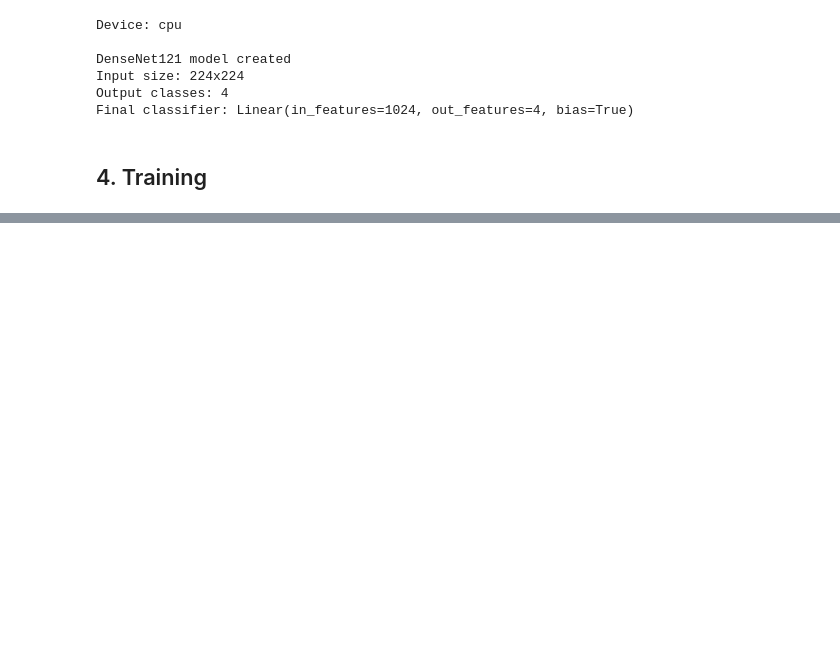
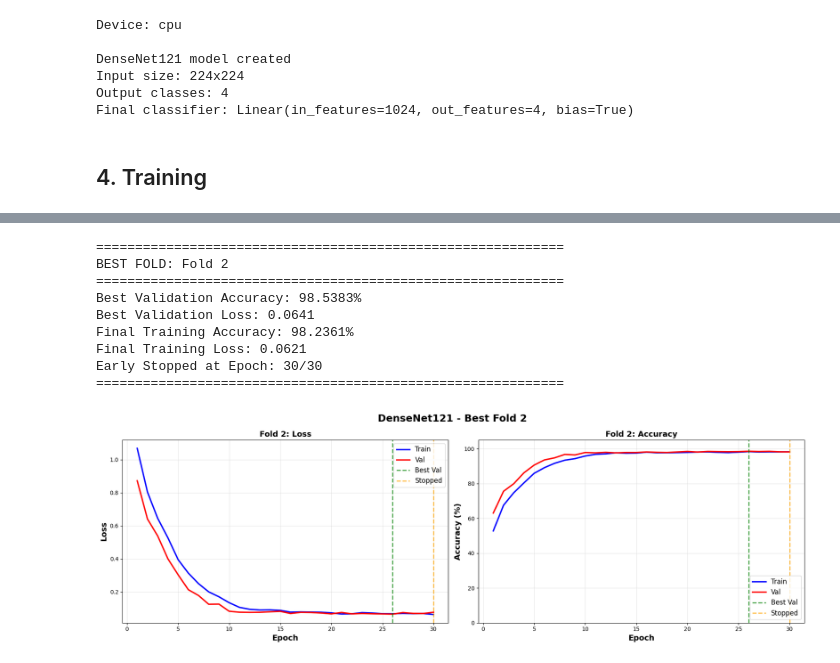
Before and after one commit to csstudentkaum/KHOTAA, a Jupyter notebook: models/classification/densenet.ipynb, the cells around one changed output, grey strips where cells are left out. Drawn from its saved outputs; the diff is of its cells as text; code cells hidden in the pictures; blank space fills up the shorter version.

Commit message:
feat: DenseNet121 5-fold CV training with comprehensive evaluation metrics and visualization

```diff
--- a/models/classification/densenet.ipynb
+++ b/models/classification/densenet.ipynb
@@ -421,0 +638,67 @@ else:
+# %%
+# Get best fold
+best_fold_idx = np.argmax([r['best_val_acc'] for r in fold_results])
+best_fold_result = fold_results[best_fold_idx]
+best_fold_num = best_fold_result['fold']
+history = best_fold_result['history']
+
+# Print meaningful statistics
+print(f"\n{'='*60}")
+print(f"BEST FOLD: Fold {best_fold_num}")
+print(f"{'='*60}")
+print(f"Best Validation Accuracy: {max(history['val_acc'])*100:.4f}%")
+print(f"Best Validation Loss: {min(history['val_loss']):.4f}")
+print(f"Final Training Accuracy: {history['train_acc'][-1]*100:.4f}%")
+print(f"Final Training Loss: {history['train_loss'][-1]:.4f}")
+print(f"Early Stopped at Epoch: {best_fold_result['stopped_epoch']}/30")
+print(f"{'='*60}\n")
+
+# Create figure with 2 subplots (Loss and Accuracy)
+fig, axes = plt.subplots(1, 2, figsize=(18, 6))
+fig.suptitle(f'{MODEL_NAME} - Best Fold {best_fold_num}', fontsize=FONT['title']+4, fontweight='bold')
+
+epochs = range(1, len(history['train_loss']) + 1)
+
+# Plot 1: Loss
+ax = axes[0]
+ax.plot(epochs, history['train_loss'], 'b-', label='Train', lw=2.5)
+ax.plot(epochs, history['val_loss'], 'r-', label='Val', lw=2.5)
+ax.axvline(x=history['val_loss'].index(min(history['val_loss'])) + 1,
+           color='g', linestyle='--', alpha=0.7, linewidth=2, label='Best Val')
+ax.axvline(x=best_fold_result['stopped_epoch'], color='orange', linestyle='--', alpha=0.7, linewidth=2, label='Stopped')
+ax.set_xlabel('Epoch', fontsize=FONT['label']+2, fontweight='bold')
+ax.set_ylabel('Loss', fontsize=FONT['label']+2, fontweight='bold')
+ax.set_title(f"Fold {best_fold_num}: Loss", fontsize=FONT['title'], fontweight='bold')
+ax.legend(fontsize=FONT['legend']+2, loc='upper right')
+ax.grid(alpha=0.3)
+
+# Plot 2: Accuracy
+ax = axes[1]
+train_acc_pct = [acc * 100 for acc in history['train_acc']]
+val_acc_pct = [acc * 100 for acc in history['val_acc']]
+
+ax.plot(epochs, train_acc_pct, 'b-', label='Train', lw=2.5)
+ax.plot(epochs, val_acc_pct, 'r-', label='Val', lw=2.5)
+ax.axvline(x=history['val_acc'].index(max(history['val_acc'])) + 1,
+           color='g', linestyle='--', alpha=0.7, linewidth=2, label='Best Val')
+ax.axvline(x=best_fold_result['stopped_epoch'], color='orange', linestyle='--', alpha=0.7, linewidth=2, label='Stopped')
+ax.set_xlabel('Epoch', fontsize=FONT['label']+2, fontweight='bold')
+ax.set_ylabel('Accuracy (%)', fontsize=FONT['label']+2, fontweight='bold')
+ax.set_title(f"Fold {best_fold_num}: Accuracy", fontsize=FONT['title'], fontweight='bold')
+ax.legend(fontsize=FONT['legend']+2, loc='lower right')
+ax.grid(alpha=0.3)
+ax.set_ylim([0, 105])
+
+plt.tight_layout()
+plt.show()
+# %% [output]
+============================================================
+BEST FOLD: Fold 2
+============================================================
+Best Validation Accuracy: 98.5383%
+Best Validation Loss: 0.0641
+Final Training Accuracy: 98.2361%
+Final Training Loss: 0.0621
+Early Stopped at Epoch: 30/30
+============================================================
+[figure, added]
```
Also changed, not shown: parts of 7 cells of this notebook.
